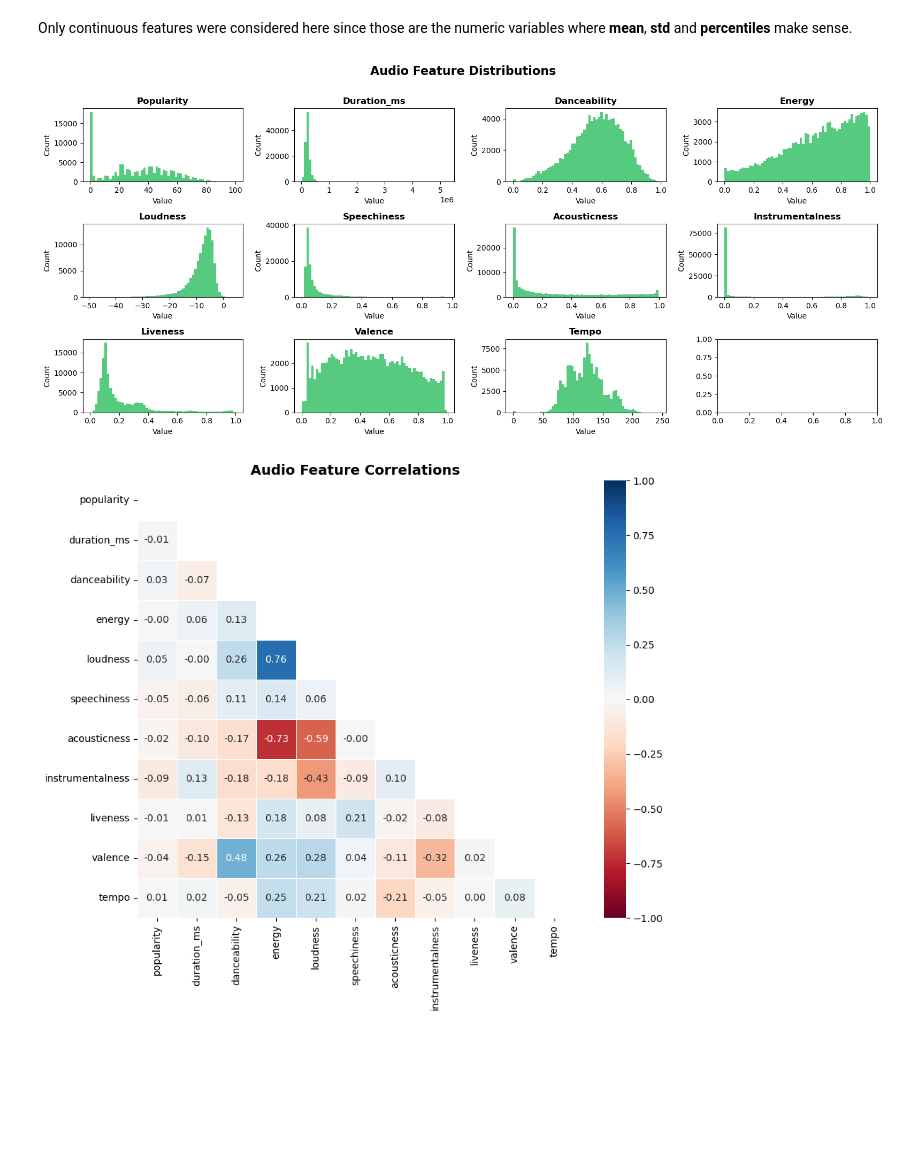
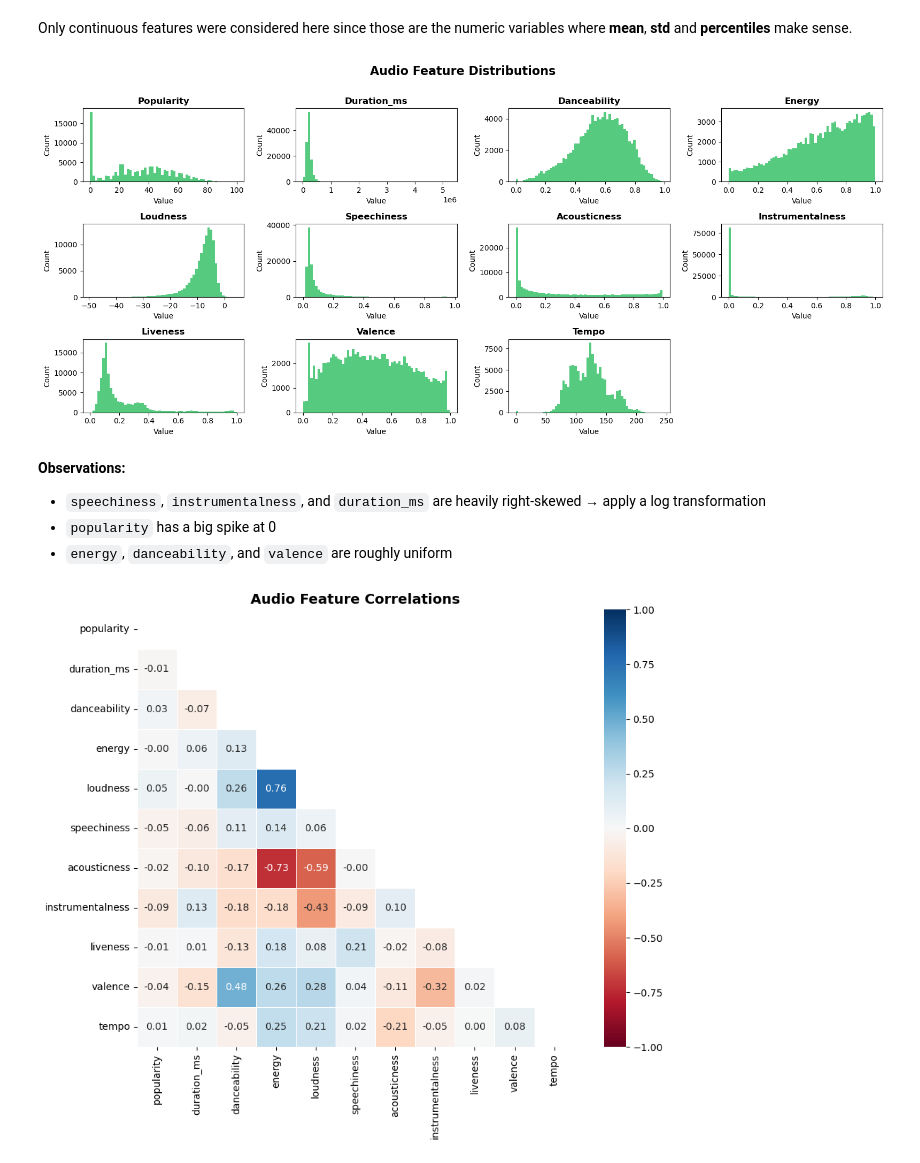
Before and after one commit to iinesclaro/ml2_projects, a Jupyter notebook: spotify_tracks_main.ipynb, the cells around one changed output. Saved outputs shown, nothing was run; the diff lists cells and outputs as text; code cells hidden in the pictures; blank space fills up the shorter version.

```diff
--- a/spotify_tracks_main.ipynb
+++ b/spotify_tracks_main.ipynb
@@ -128,20 +130,26 @@ df_spotify[audio_cols].describe().round(3)
 # %% [markdown]
 Only continuous features were considered here since those are the numeric variables where **mean**, **std** and **percentiles** make sense.
 # %%
-fig, axes = plt.subplots(3, 4, figsize=(16, 7)) # 12 plots for 11 features, meaning 1 will be empty
+fig, axes = plt.subplots(3, 4, figsize=(16, 7))
 axes = axes.flatten()
 
 for i, feat in enumerate(audio_cols):
     axes[i].hist(df_spotify[feat], bins=60, color=spotify_green, alpha=0.75, edgecolor='none')
     axes[i].set_title(feat.capitalize(), fontweight='bold')
     axes[i].set_xlabel('Value')
     axes[i].set_ylabel('Count')
 
+axes[-1].set_visible(False)
 plt.suptitle('Audio Feature Distributions', fontsize=16, fontweight='bold', y=1.01)
 plt.tight_layout()
 plt.show()
 # %% [output]
-[figure, old version]
+[figure, new version]
+# %% [markdown]
+**Observations:**
+- `speechiness`, `instrumentalness`, and `duration_ms` are heavily right-skewed → apply a log transformation
+- `popularity` has a big spike at 0
+- `energy`, `danceability`, and `valence` are roughly uniform
 # %%
 num_features = df_spotify[audio_cols]
 corr = num_features.corr()
```
Also changed, not shown: parts of 22 cells of this notebook, 1 other file.
